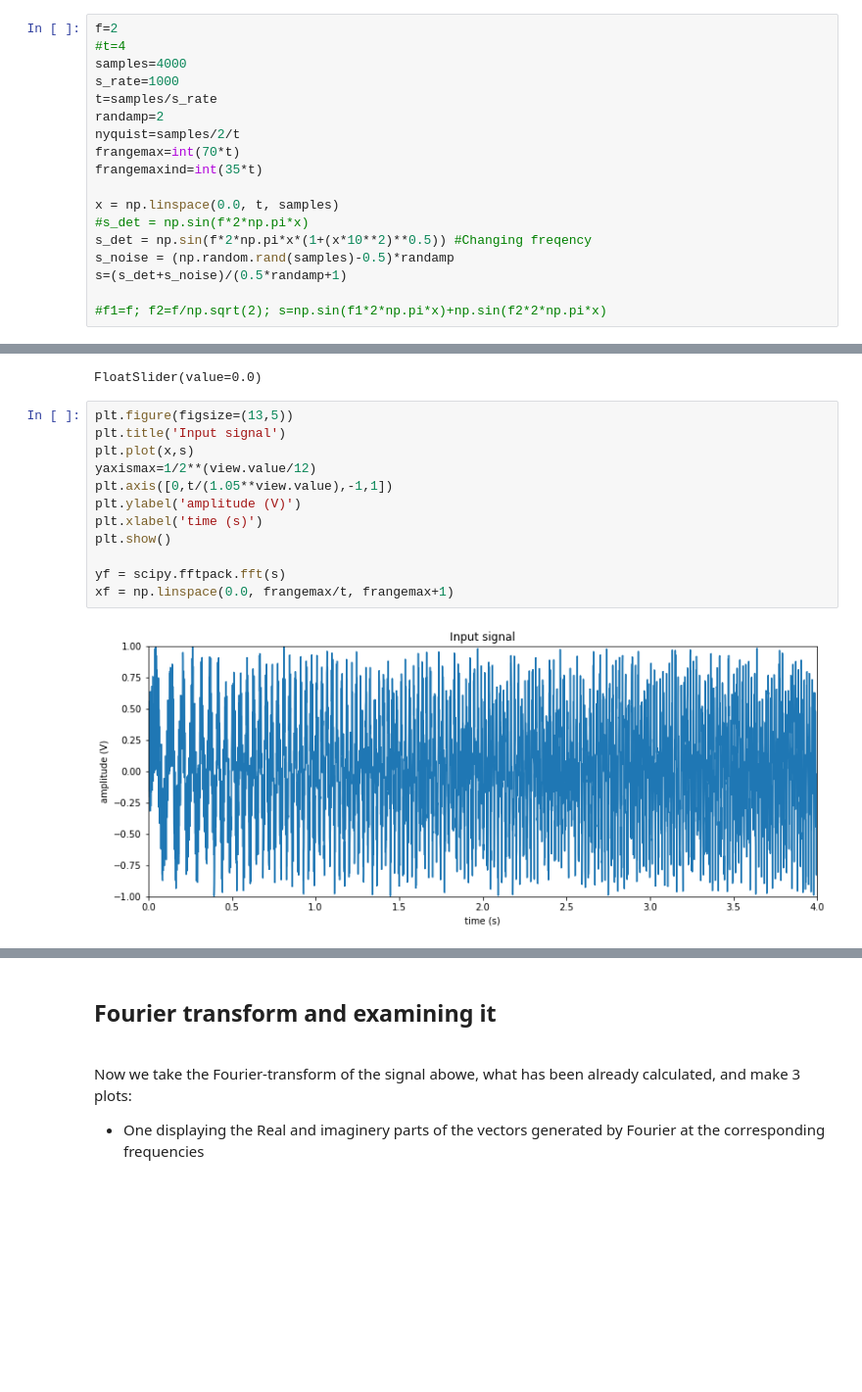
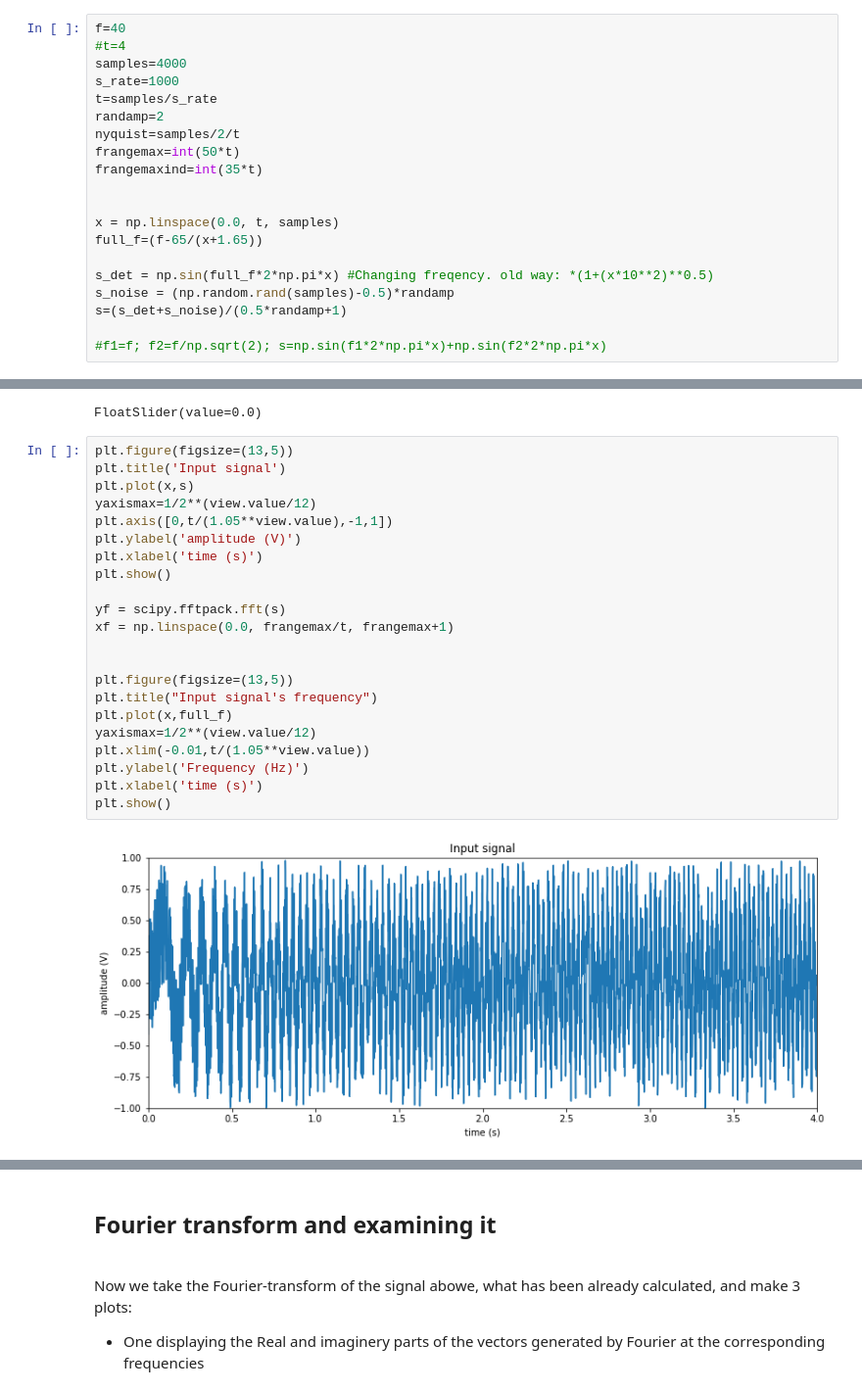
Before and after one commit to martonvavrik/fusion_research, a Jupyter notebook: waves.ipynb, the cells around one changed output, grey strips where cells are left out. Shown at 98% size. Cells and saved outputs as stored; diff of their text form; blank space fills up the shorter version.

Commit message:
Add files via upload
New method of transient wave modelling: final freq as input

```diff
--- a/waves.ipynb
+++ b/waves.ipynb
@@ -15,19 +15,21 @@ from IPython.display import display
 <br> randamp - amplitude of noise (random noise)
 <br> <br> First, we create our signal and noise. In deafult: a sine wave, and a white noise.
 # %%
-f=2
+f=40
 #t=4
 samples=4000
 s_rate=1000
 t=samples/s_rate
 randamp=2
 nyquist=samples/2/t
-frangemax=int(70*t)
+frangemax=int(50*t)
 frangemaxind=int(35*t)
 
+
 x = np.linspace(0.0, t, samples)
-#s_det = np.sin(f*2*np.pi*x)
-s_det = np.sin(f*2*np.pi*x*(1+(x*10**2)**0.5)) #Changing freqency
+full_f=(f-65/(x+1.65))
+
+s_det = np.sin(full_f*2*np.pi*x) #Changing freqency. old way: *(1+(x*10**2)**0.5)
 s_noise = (np.random.rand(samples)-0.5)*randamp
 s=(s_det+s_noise)/(0.5*randamp+1)
 
@@ -47,14 +49,24 @@ FloatSlider(value=0.0)
 # %%
 plt.figure(figsize=(13,5))
 plt.title('Input signal')
 plt.plot(x,s)
 yaxismax=1/2**(view.value/12)
 plt.axis([0,t/(1.05**view.value),-1,1])
 plt.ylabel('amplitude (V)')
 plt.xlabel('time (s)')
 plt.show()
 
 yf = scipy.fftpack.fft(s)
 xf = np.linspace(0.0, frangemax/t, frangemax+1)
+
+
+plt.figure(figsize=(13,5))
+plt.title("Input signal's frequency")
+plt.plot(x,full_f)
+yaxismax=1/2**(view.value/12)
+plt.xlim(-0.01,t/(1.05**view.value))
+plt.ylabel('Frequency (Hz)')
+plt.xlabel('time (s)')
+plt.show()
 # %% [output]
-[figure, old version]
+[figure, new version]
```
Also changed, not shown: parts of 10 cells of this notebook.
